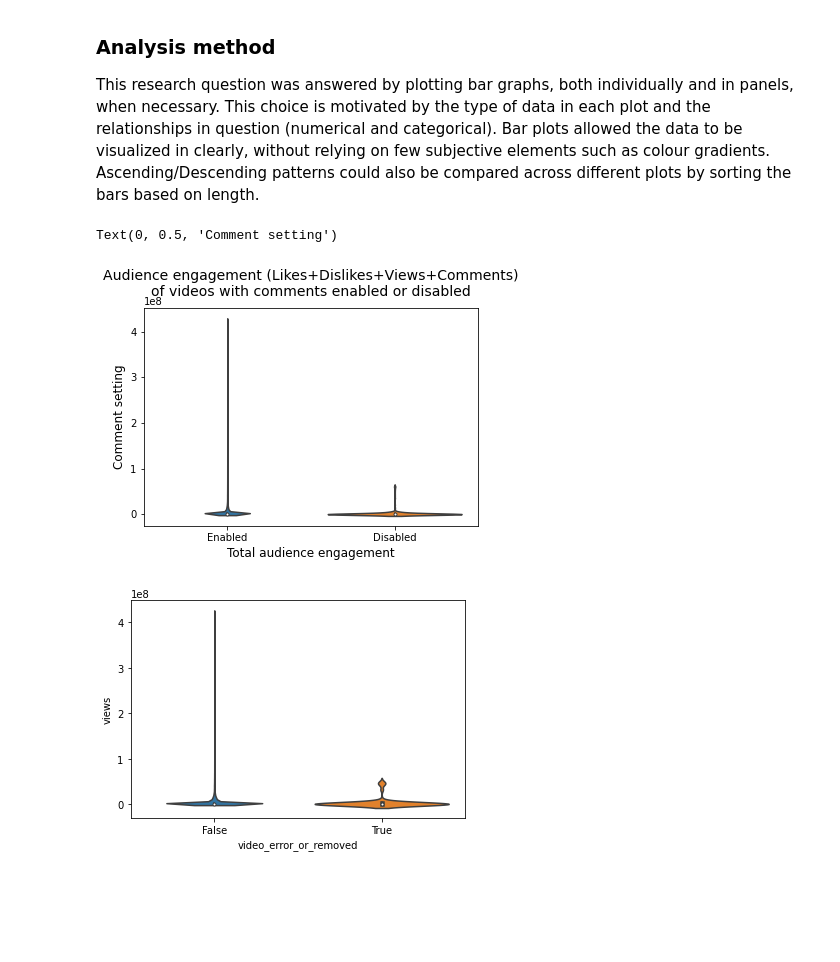
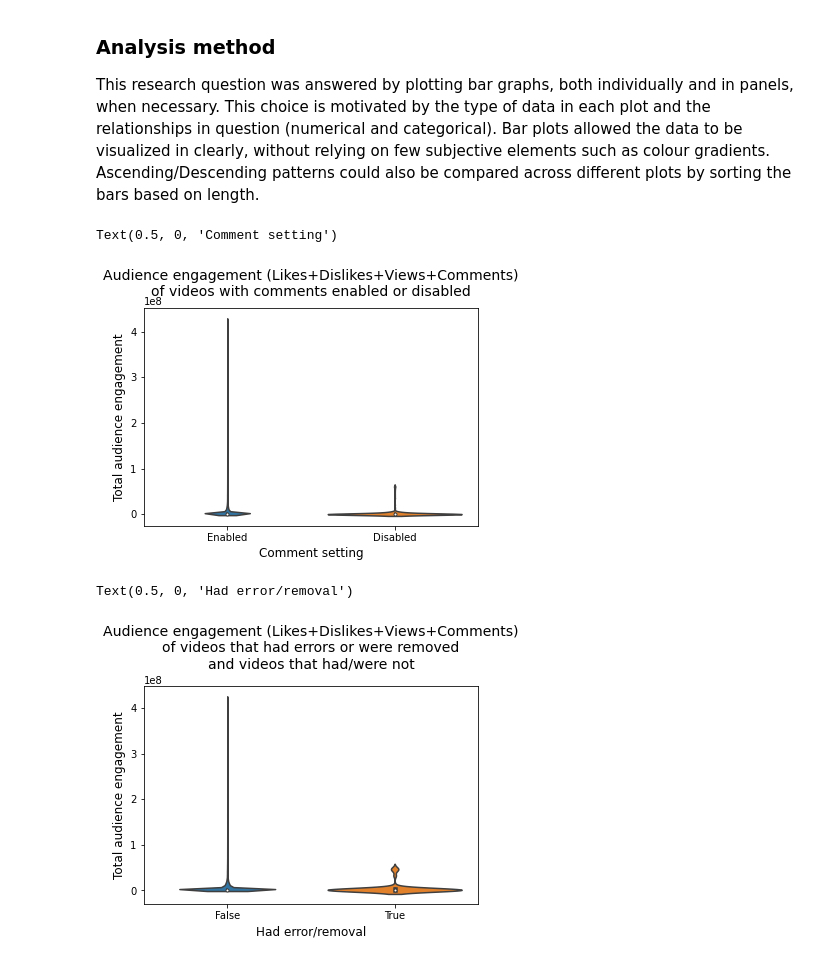
Before and after one commit to data301-2020-winter1/course-project-group_6013, a Jupyter notebook: analysis/milestone2Task4AndTask5.ipynb, the cells around one changed output. Saved outputs shown, nothing was run; the diff lists cells and outputs as text; code cells hidden in the pictures; blank space fills up the shorter version.

```diff
--- a/analysis/milestone2Task4AndTask5.ipynb
+++ b/analysis/milestone2Task4AndTask5.ipynb
@@ -303,15 +303,16 @@ This research question was answered by plotting bar graphs, both individually an
 # %%
 p16 = sns.violinplot(data=df,x=df["comments_disabled"].astype(int),y=df['Engagement']).set_xticklabels(['Enabled','Disabled'])
 plot.title("Audience engagement (Likes+Dislikes+Views+Comments)\nof videos with comments enabled or disabled",size=14,pad=12)
-plot.xlabel("Total audience engagement",size=12)
-plot.ylabel("Comment setting",size=12)
+plot.ylabel("Total audience engagement",size=12)
+plot.xlabel("Comment setting",size=12)
 # %% [output]
-Text(0, 0.5, 'Comment setting')
+Text(0.5, 0, 'Comment setting')
-[figure, old version]
+[figure, new version]
 # %%
 p17 = sns.violinplot(data=df,x=df["video_error_or_removed"].astype(int),y=df['views']).set_xticklabels(['False','True'])
-plot.title("Audience engagement (Likes+Dislikes+Views+Comments)\nof videos that had errors or were removed and videos that were not",size=14,pad=12)
-plot.xlabel("Total audience engagement",size=12)
-plot.ylabel("Comment setting",size=12)
+plot.title("Audience engagement (Likes+Dislikes+Views+Comments)\nof videos that had errors or were removed\nand videos that had/were not",size=14,pad=18)
+plot.ylabel("Total audience engagement",size=12)
+plot.xlabel("Had error/removal",size=12)
 # %% [output]
+Text(0.5, 0, 'Had error/removal')
-[figure, old version]
+[figure, new version]
```
